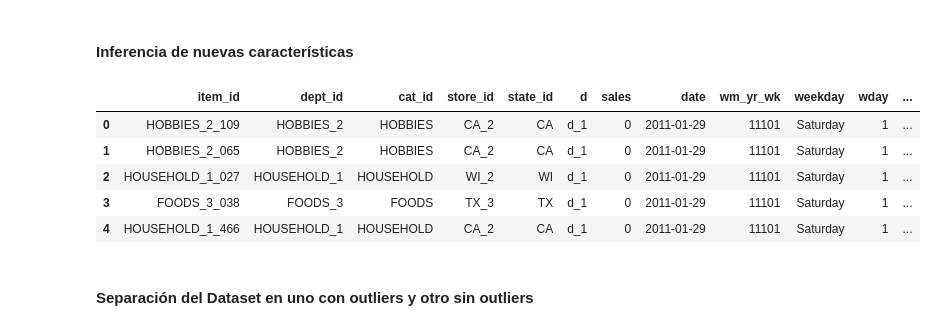
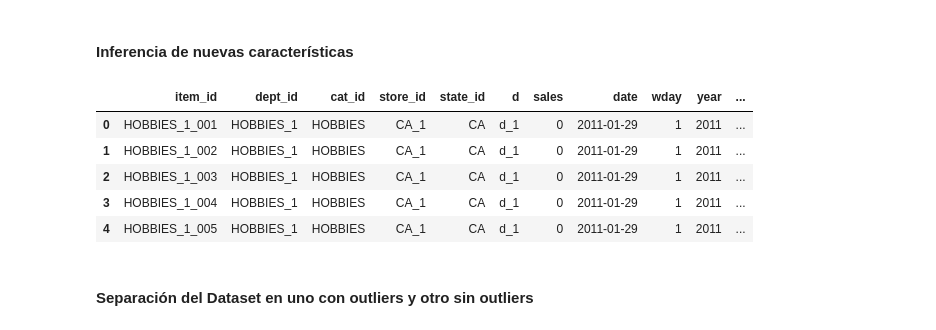
Before and after one commit to andtay/Machine_Learning_Based_Demand_Forecasting, a Jupyter notebook: Walmart/src/EDA.ipynb, the cells around one changed output. Saved outputs shown, nothing was run; the diff lists cells and outputs as text; code cells hidden in the pictures.

```diff
--- a/Walmart/src/EDA.ipynb
+++ b/Walmart/src/EDA.ipynb
@@ -89,7 +89,7 @@ data.head()
 | 3 | HOBBIES_1_004_CA_1_evaluation | HOBBIES_1_004 | HOBBIES_1 | HOBBIES | CA_1 | CA | d_1 | 0 | 2011-01-29 | 11101 | Saturday | ... |
 | 4 | HOBBIES_1_005_CA_1_evaluation | HOBBIES_1_005 | HOBBIES_1 | HOBBIES | CA_1 | CA | d_1 | 0 | 2011-01-29 | 11101 | Saturday | ... |
 # %%
-data_limpia = data.drop(columns = ['id', 'dept_id', 'cat_id', 'wm_yr_wk', 'weekday', 'wday', 'day_of_week', 'quarter'])
+data_limpia = data.drop(columns = ['id', 'wm_yr_wk', 'weekday', 'day_of_week', 'month', 'quarter'])
 
 
 print(data_limpia.columns)
@@ -383,14 +329,12 @@ plt.show()
 # %% [markdown]
 #### Factorización
 # %%
-# dept_id	cat_id	store_id	state_id weekday month	event_name_1 	event_type_1	event_name_2	event_type_2
 
 data_limpia["dept_id_n"] = pd.factorize(data_limpia["dept_id"])[0]
 data_limpia["cat_id_n"] = pd.factorize(data_limpia["cat_id"])[0]
 data_limpia["store_id_n"] = pd.factorize(data_limpia["store_id"])[0]
 data_limpia["state_id_n"] = pd.factorize(data_limpia["state_id"])[0]
-data_limpia["weekday_n"] = pd.factorize(data_limpia["weekday"])[0]
-data_limpia["month_n"] = pd.factorize(data_limpia["month"])[0]
+data_limpia["item_id_n"] = pd.factorize(data_limpia["item_id"])[0]
 data_limpia["event_name_1_n"] = pd.factorize(data_limpia["event_name_1"])[0]
 data_limpia["event_type_1_n"] = pd.factorize(data_limpia["event_type_1"])[0]
 data_limpia["event_name_2_n"] = pd.factorize(data_limpia["event_name_2"])[0]
@@ -399,8 +343,7 @@ data_limpia["event_type_2_n"] = pd.factorize(data_limpia["event_type_2"])[0]
 dept_id_transformation_rules = {row["dept_id"]: row["dept_id_n"] for _, row in data_limpia[["dept_id", "dept_id_n"]].drop_duplicates().iterrows()}
 cat_id_transformation_rules = {row["cat_id"]: row["cat_id_n"] for _, row in data_limpia[["cat_id", "cat_id_n"]].drop_duplicates().iterrows()}
 state_id_transformation_rules = {row["state_id"]: row["state_id_n"] for _, row in data_limpia[["state_id", "state_id_n"]].drop_duplicates().iterrows()}
-weekday_transformation_rules = {row["weekday"]: row["weekday_n"] for _, row in data_limpia[["weekday", "weekday_n"]].drop_duplicates().iterrows()}
-month_transformation_rules = {row["month"]: row["month_n"] for _, row in data_limpia[["month", "month_n"]].drop_duplicates().iterrows()}
+item_id_transformation_rules = {row["item_id"]: row["item_id_n"] for _, row in data_limpia[["item_id", "item_id_n"]].drop_duplicates().iterrows()}
 store_id_transformation_rules = {row["store_id"]: row["store_id_n"] for _, row in data_limpia[["store_id", "store_id_n"]].drop_duplicates().iterrows()}
 event_name_1_transformation_rules = {row["event_name_1"]: row["event_name_1_n"] for _, row in data_limpia[["event_name_1", "event_name_1_n"]].drop_duplicates().iterrows()}
 event_type_1_transformation_rules = {row["event_type_1"]: row["event_type_1_n"] for _, row in data_limpia[["event_type_1", "event_type_1_n"]].drop_duplicates().iterrows()}
@@ -422,8 +365,7 @@ transformation_rules = {
     "dept_id_rules": convertir_dict(dept_id_transformation_rules),
     "cat_id_rules": convertir_dict(cat_id_transformation_rules),
     "state_id_rules": convertir_dict(state_id_transformation_rules),
-    "weekday_rules": convertir_dict(weekday_transformation_rules),
-    "month_rules": convertir_dict(month_transformation_rules),
+    "item_id_rules": convertir_dict(item_id_transformation_rules),
     "store_id_rules": convertir_dict(store_id_transformation_rules),
     "event_name_1_rules": convertir_dict(event_name_1_transformation_rules),
     "event_type_1_rules": convertir_dict(event_type_1_transformation_rules),
@@ -515,19 +446,19 @@ plot_boxplots_numericos(data_limpia)
 #### Inferencia de nuevas características
 # %%
 # Asegurarse de que la columna Date es datetime
-# data_limpia['date'] = pd.to_datetime(data_limpia['date'])
+data_limpia['date'] = pd.to_datetime(data_limpia['date'])
 
-# data_limpia['month'] = data_limpia['date'].dt.month
-# data_limpia['day'] = data_limpia['date'].dt.day
+data_limpia['month'] = data_limpia['date'].dt.month
+data_limpia['day'] = data_limpia['date'].dt.day
 
 data_limpia.head()
 # %% [output]
-|  | item_id | dept_id | cat_id | store_id | state_id | d | sales | date | wm_yr_wk | weekday | wday | ... |
-| 0 | HOBBIES_2_109 | HOBBIES_2 | HOBBIES | CA_2 | CA | d_1 | 0 | 2011-01-29 | 11101 | Saturday | 1 | ... |
-| 1 | HOBBIES_2_065 | HOBBIES_2 | HOBBIES | CA_2 | CA | d_1 | 0 | 2011-01-29 | 11101 | Saturday | 1 | ... |
-| 2 | HOUSEHOLD_1_027 | HOUSEHOLD_1 | HOUSEHOLD | WI_2 | WI | d_1 | 0 | 2011-01-29 | 11101 | Saturday | 1 | ... |
-| 3 | FOODS_3_038 | FOODS_3 | FOODS | TX_3 | TX | d_1 | 0 | 2011-01-29 | 11101 | Saturday | 1 | ... |
-| 4 | HOUSEHOLD_1_466 | HOUSEHOLD_1 | HOUSEHOLD | CA_2 | CA | d_1 | 0 | 2011-01-29 | 11101 | Saturday | 1 | ... |
+|  | item_id | dept_id | cat_id | store_id | state_id | d | sales | date | wday | year | ... |
+| 0 | HOBBIES_1_001 | HOBBIES_1 | HOBBIES | CA_1 | CA | d_1 | 0 | 2011-01-29 | 1 | 2011 | ... |
+| 1 | HOBBIES_1_002 | HOBBIES_1 | HOBBIES | CA_1 | CA | d_1 | 0 | 2011-01-29 | 1 | 2011 | ... |
+| 2 | HOBBIES_1_003 | HOBBIES_1 | HOBBIES | CA_1 | CA | d_1 | 0 | 2011-01-29 | 1 | 2011 | ... |
+| 3 | HOBBIES_1_004 | HOBBIES_1 | HOBBIES | CA_1 | CA | d_1 | 0 | 2011-01-29 | 1 | 2011 | ... |
+| 4 | HOBBIES_1_005 | HOBBIES_1 | HOBBIES | CA_1 | CA | d_1 | 0 | 2011-01-29 | 1 | 2011 | ... |
 # %% [markdown]
 #### Separación del Dataset en uno con outliers y otro sin outliers
 # %%
```
Also changed, not shown: parts of 26 cells of this notebook, 4 other files.
